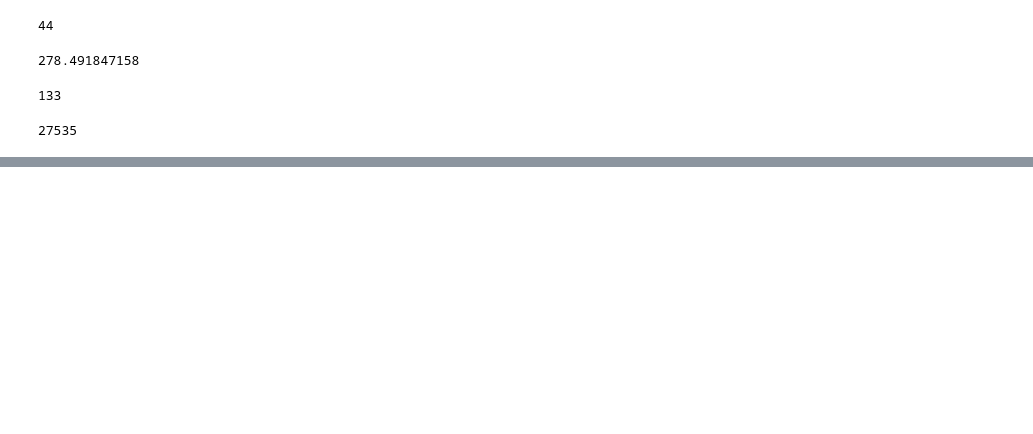
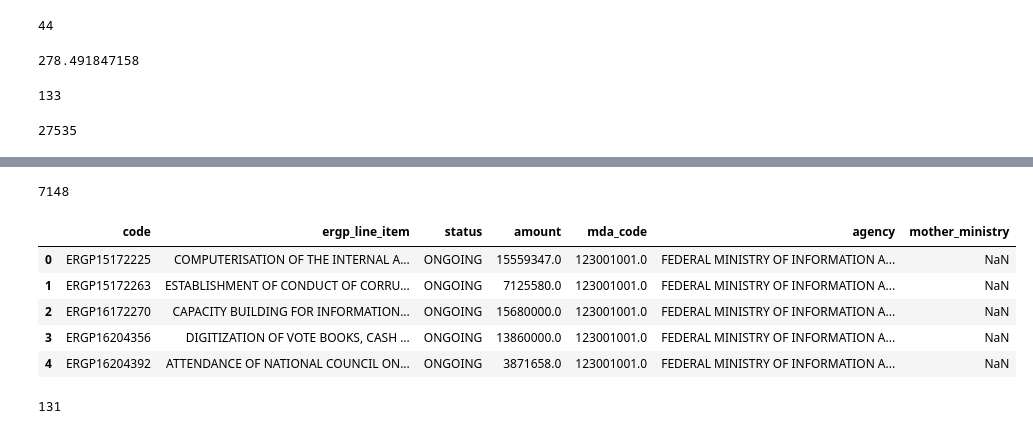
Before and after one commit to abelunbound/fg_interactive_budget, a Jupyter notebook: llm_as_a_judge.ipynb, the cells around one changed output, grey strips where cells are left out. Saved outputs shown, nothing was run; the diff lists cells and outputs as text; code cells hidden in the pictures; blank space fills up the shorter version.

```diff
--- a/llm_as_a_judge.ipynb
+++ b/llm_as_a_judge.ipynb
@@ -1187,0 +1212,23 @@ print(len(budget_df['code'].unique()))
+# %%
+# Mandate data ingestion
+budget_input_path_csv = "data/outputs/ergp_budget_2026_proposed_remaining_7148_projects.csv"
+
+budget_df_remaining_7148 = pd.read_csv(budget_input_path_csv)
+# %%
+print(len(budget_df_remaining_7148))
+# %% [output]
+7148
+# %%
+budget_df_remaining_7148.head()
+# %% [output]
+|  | code | ergp_line_item | status | amount | mda_code | agency | mother_ministry |
+| 0 | ERGP15172225 | COMPUTERISATION OF THE INTERNAL A... | ONGOING | 15559347.0 | 123001001.0 | FEDERAL MINISTRY OF INFORMATION A... | NaN |
+| 1 | ERGP15172263 | ESTABLISHMENT OF CONDUCT OF CORRU... | ONGOING | 7125580.0 | 123001001.0 | FEDERAL MINISTRY OF INFORMATION A... | NaN |
+| 2 | ERGP16172270 | CAPACITY BUILDING FOR INFORMATION... | ONGOING | 15680000.0 | 123001001.0 | FEDERAL MINISTRY OF INFORMATION A... | NaN |
+| 3 | ERGP16204356 | DIGITIZATION OF VOTE BOOKS, CASH ... | ONGOING | 13860000.0 | 123001001.0 | FEDERAL MINISTRY OF INFORMATION A... | NaN |
+| 4 | ERGP16204392 | ATTENDANCE OF NATIONAL COUNCIL ON... | ONGOING | 3871658.0 | 123001001.0 | FEDERAL MINISTRY OF INFORMATION A... | NaN |
+# %%
+mda_list = budget_df_remaining_7148['mda_code'].unique().tolist()
+print(len(mda_list))
+# %% [output]
+131
```
Also changed, not shown: parts of 20 cells of this notebook, 20 other files.
